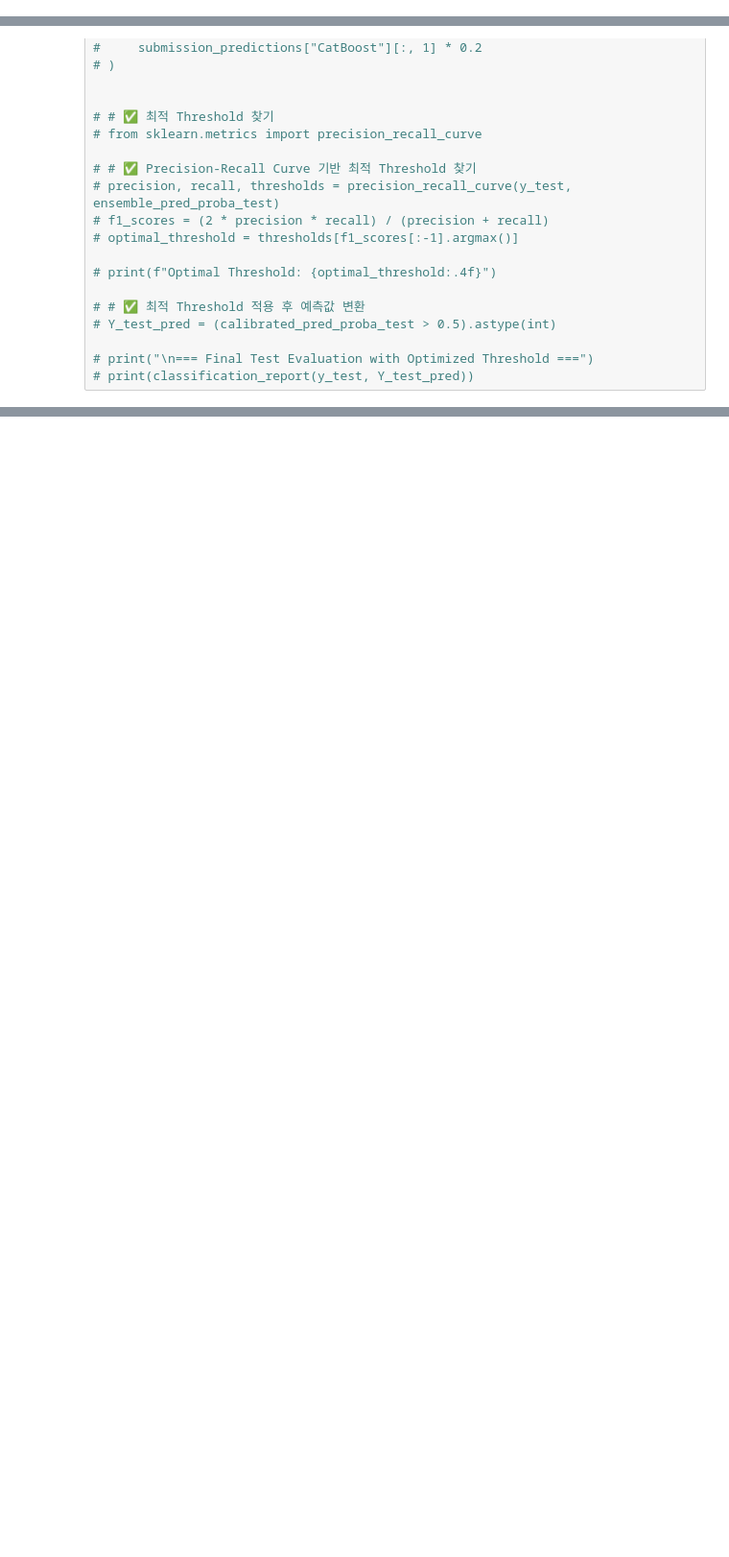
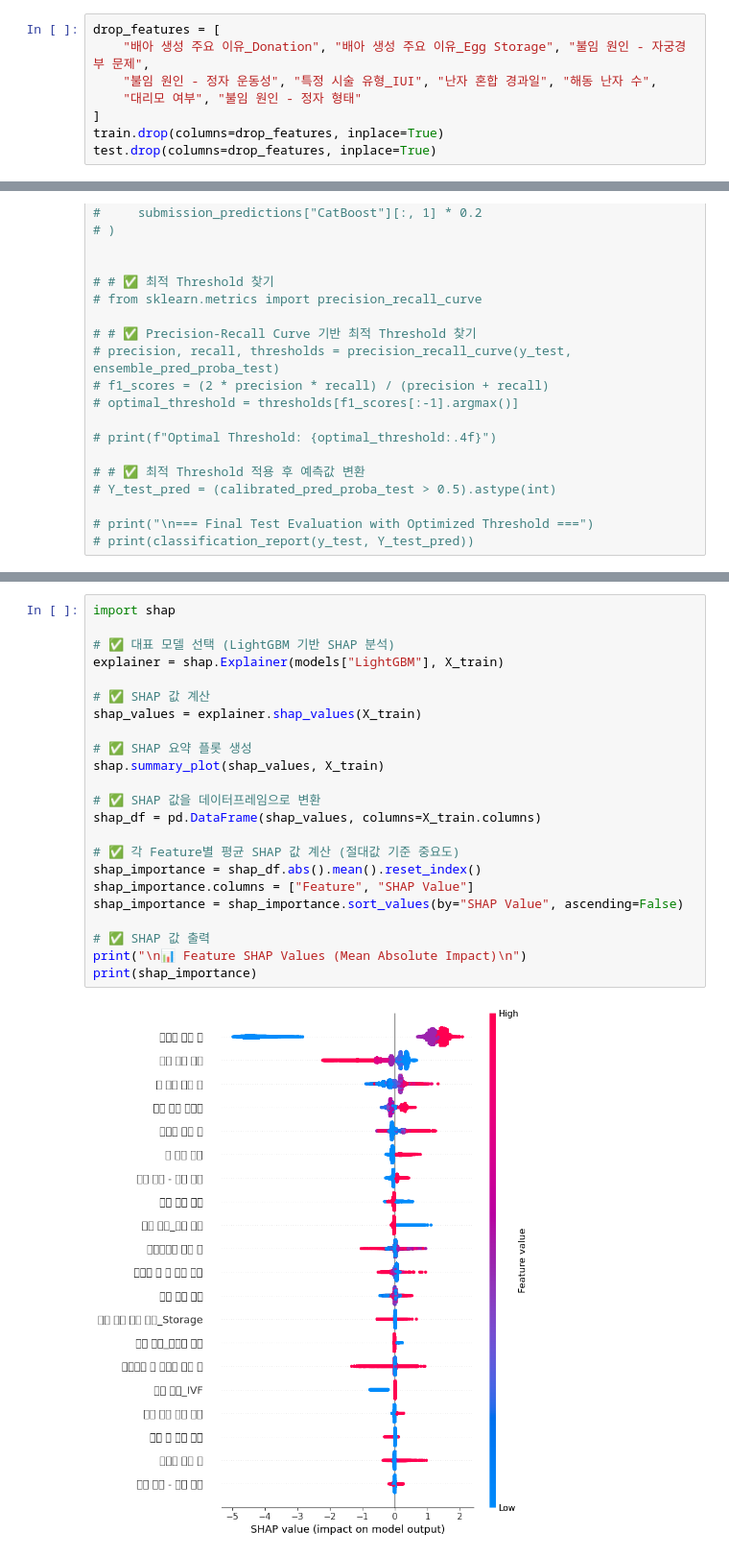
Before and after one commit to lastwater8725/LG_hfea, a Jupyter notebook: src/develop copy.ipynb, the cells around one changed output, grey strips where cells are left out. Shown: that part at 96% size. Saved outputs shown, nothing was run; the diff lists cells and outputs as text; blank space fills up the shorter version.

```diff
--- a/src/develop copy.ipynb
+++ b/src/develop copy.ipynb
@@ -358,0 +415,8 @@ for col in mode_cols:
+# %%
+drop_features = [
+    "배아 생성 주요 이유_Donation", "배아 생성 주요 이유_Egg Storage", "불임 원인 - 자궁경부 문제",
+    "불임 원인 - 정자 운동성", "특정 시술 유형_IUI", "난자 혼합 경과일", "해동 난자 수",
+    "대리모 여부", "불임 원인 - 정자 형태"
+]
+train.drop(columns=drop_features, inplace=True)
+test.drop(columns=drop_features, inplace=True)
@@ -750,0 +1027,25 @@ print(f"\n✅ 제출 파일이 생성되었습니다: {submission_filename}")
+# %%
+import shap
+
+# ✅ 대표 모델 선택 (LightGBM 기반 SHAP 분석)
+explainer = shap.Explainer(models["LightGBM"], X_train)
+
+# ✅ SHAP 값 계산
+shap_values = explainer.shap_values(X_train)
+
+# ✅ SHAP 요약 플롯 생성
+shap.summary_plot(shap_values, X_train)
+
+# ✅ SHAP 값을 데이터프레임으로 변환
+shap_df = pd.DataFrame(shap_values, columns=X_train.columns)
+
+# ✅ 각 Feature별 평균 SHAP 값 계산 (절대값 기준 중요도)
+shap_importance = shap_df.abs().mean().reset_index()
+shap_importance.columns = ["Feature", "SHAP Value"]
+shap_importance = shap_importance.sort_values(by="SHAP Value", ascending=False)
+
+# ✅ SHAP 값 출력
+print("\n📊 Feature SHAP Values (Mean Absolute Impact)\n")
+print(shap_importance)
+# %% [output]
+[figure, added]
```
Also changed, not shown: parts of 19 cells of this notebook, 7 other files.
